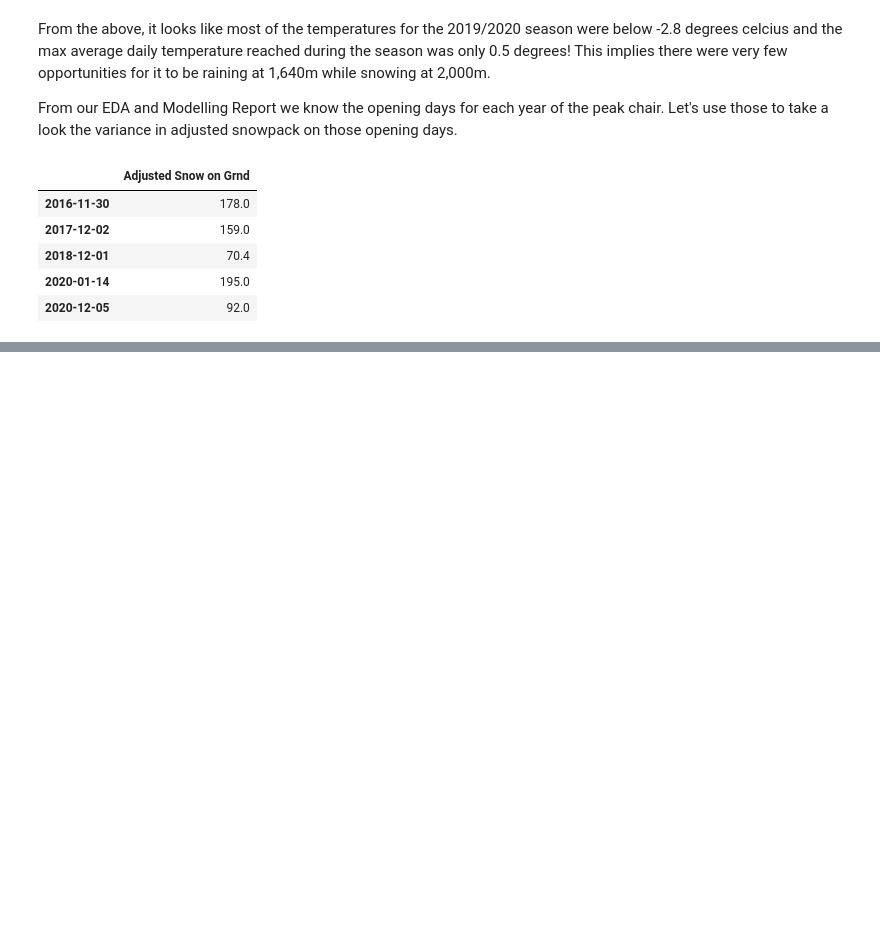
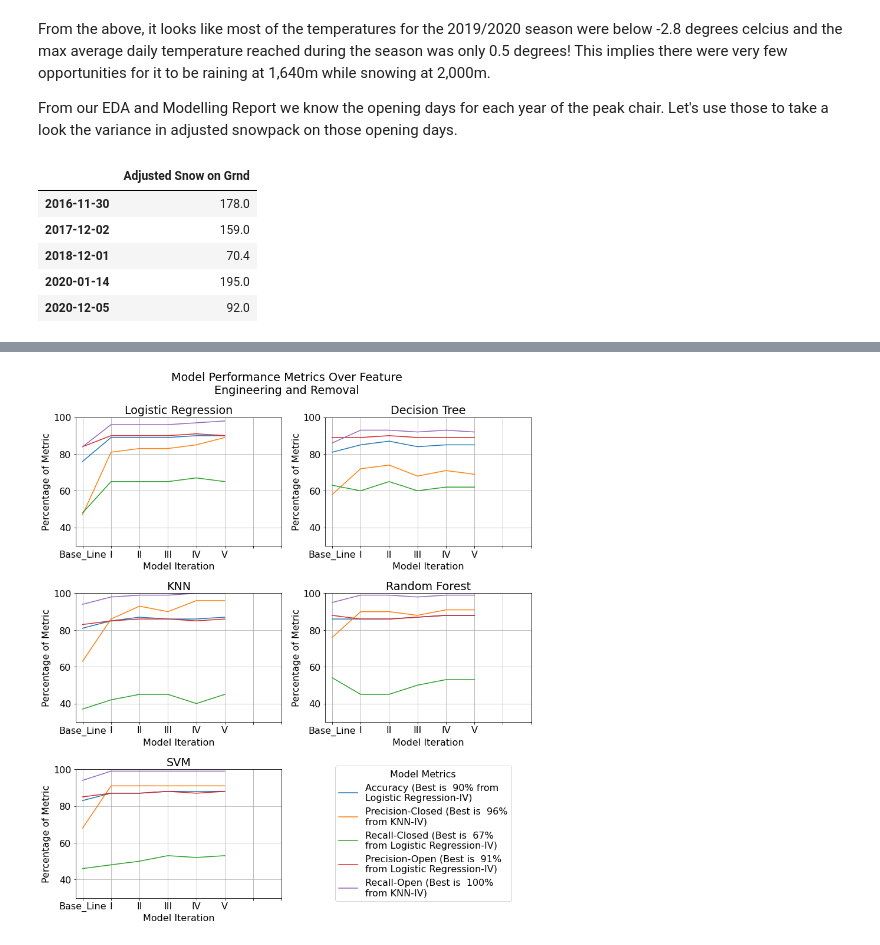
Before and after one commit to wjmatthews/wb_lift_openings, a Jupyter notebook: FeatureEngineeringAndModellingPartII.ipynb, the cells around one changed output, grey strips where cells are left out. Saved outputs shown, nothing was run; the diff lists cells and outputs as text; code cells hidden in the pictures; blank space fills up the shorter version.

```diff
--- a/FeatureEngineeringAndModellingPartII.ipynb
+++ b/FeatureEngineeringAndModellingPartII.ipynb
@@ -1074,4 +1037,0 @@ for i, idx in enumerate(index_list[:-1]):
-# %%
-# add newly calculated adjusted snow on ground back into our peak dataFrame
-# note - Pandas nicely handles index matching and does not add any additional rows to peak_df
-peak_df4['Adjusted Snow on Grnd'] = rh_df1['Adjusted Snow on Grnd']
@@ -1113,0 +1040,3 @@ peak_df4.loc[opening_days, ['Adjusted Snow on Grnd']]
+# %%
+# drop columns created for interpolation
+peak_df4.drop(columns = ['snowpack_diff', 'adjusted snowpack_diff', 'Adjusted Snow on Grnd'], inplace = True)
@@ -1113,0 +1066,10 @@ peak_df4.loc[opening_days, ['Adjusted Snow on Grnd']]
+# %%
+# get all the day of the min/max temp column names
+min_max_cols = [col for col in peak_df4.columns if ((col.find('Min Temp') != -1) |
+                                                   (col.find('Max Temp') != -1))]
+
+# drop min/max columns
+peak_df4 = peak_df4.drop(columns = min_max_cols)
+
+# check it worked
+peak_df4.columns
@@ -1113,0 +1096,13 @@ peak_df4.loc[opening_days, ['Adjusted Snow on Grnd']]
+# %%
+# run latest data against suite of models
+latest_scores = split_fit_score(peak_df4, 'V')
+
+# add latest scores to our scores data frame
+scores_df = scores_df.append(pd.DataFrame(data = latest_scores,
+                                          columns = scores_df.columns),
+                             ignore_index = True) # must reset index for plotting legend to work
+
+# plot our metric tracking graph
+plot_model_iterations(scores_df)
+# %% [output]
+[figure, added]
```
Also changed, not shown: parts of 77 cells of this notebook, 1 other file.
